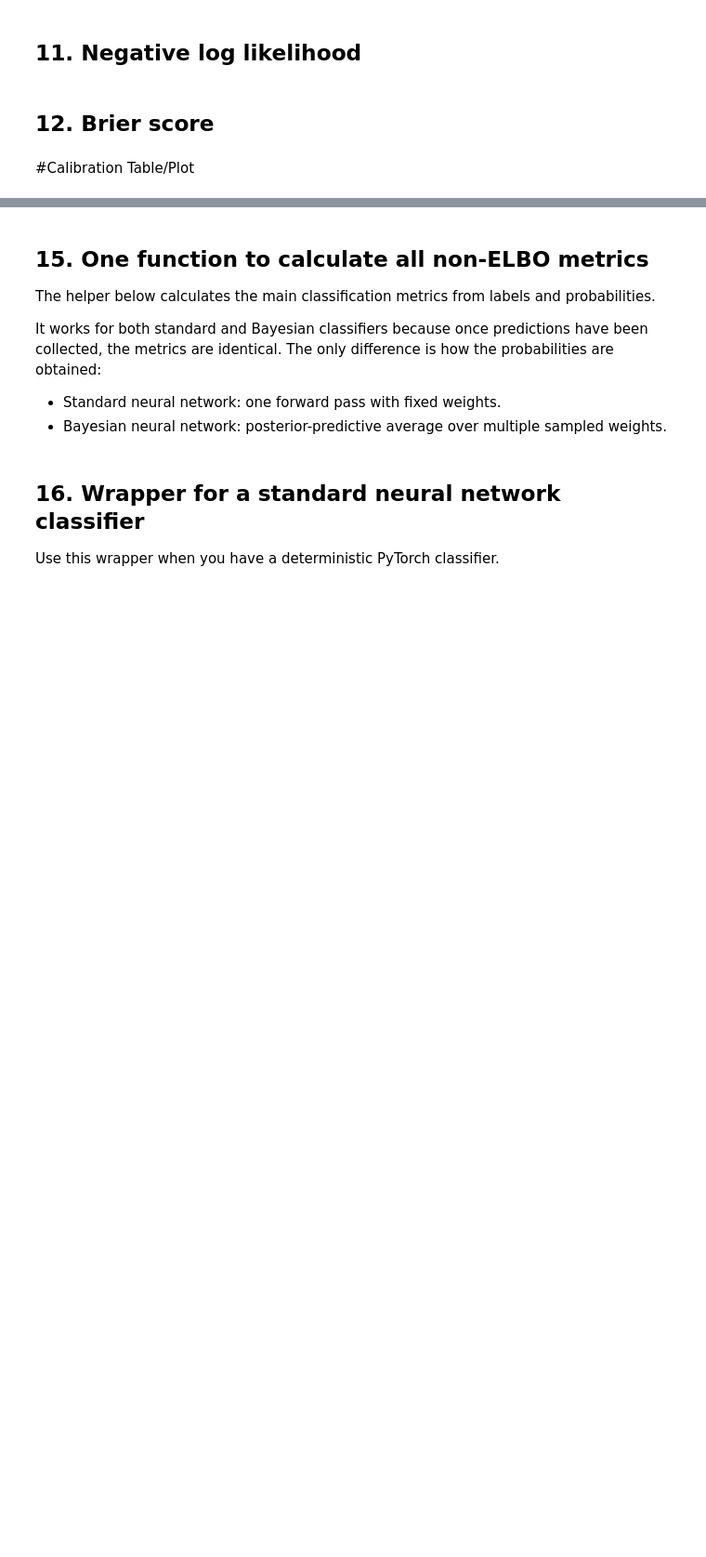
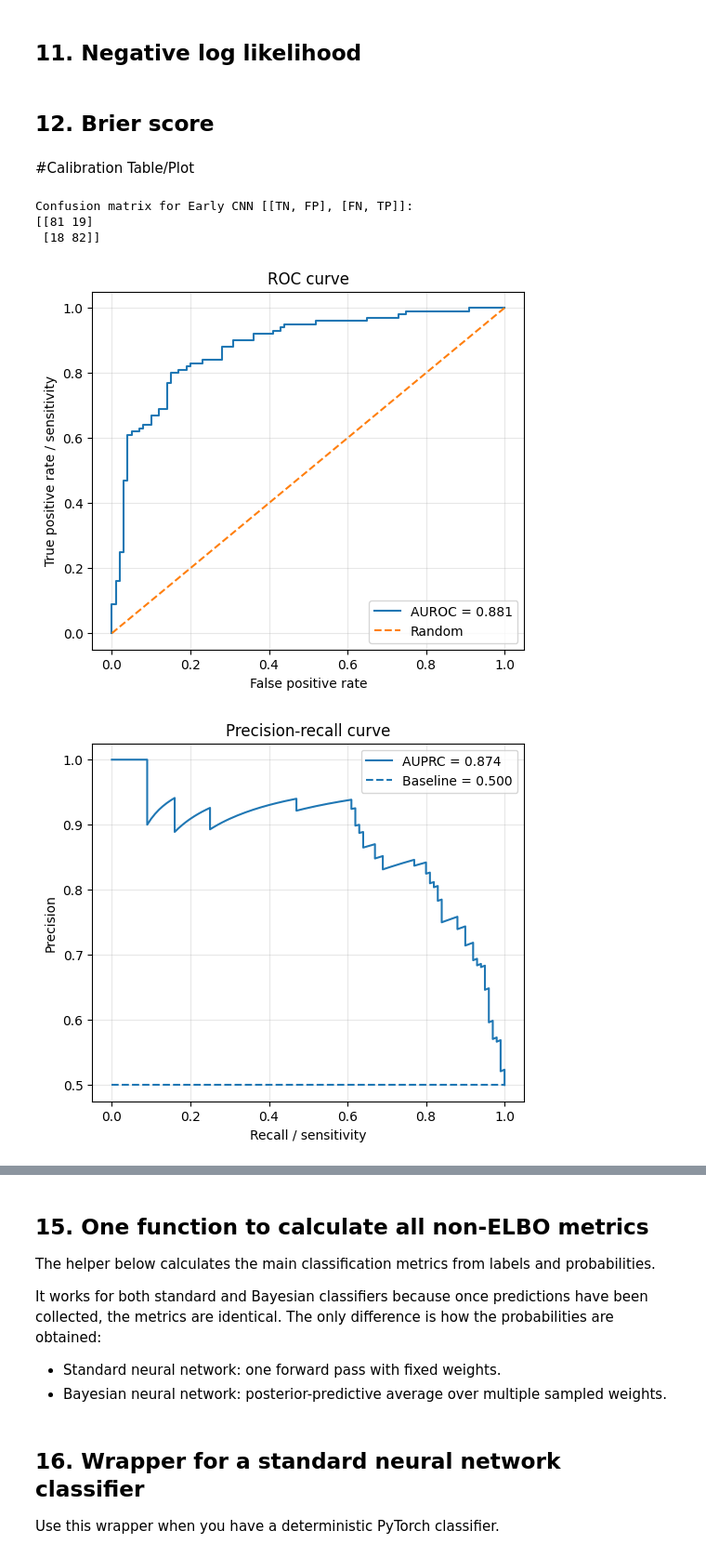
Before and after one commit to mjcolebank/Colebank_REU_2026, a Jupyter notebook: 100k_Test/LateFusionCNN.ipynb, the cells around one changed output, grey strips where cells are left out. Shown at 93% size. Drawn from its saved outputs; the diff is of its cells as text; code cells hidden in the pictures; blank space fills up the shorter version.

```diff
--- a/100k_Test/LateFusionCNN.ipynb
+++ b/100k_Test/LateFusionCNN.ipynb
@@ -869,3 +869,18 @@ def compute_brier_score(y_true, probs):
     return np.mean((p1 - y_true) ** 2)
 # %% [markdown]
 #Calibration Table/Plot
+# %%
+
+print("Confusion matrix for Early CNN [[TN, FP], [FN, TP]]:")
+print(confusion_matrix(y_true_test, y_pred, labels=[0, 1]))
+
+plot_roc_curve(y_true_test, probs[:, 1])
+plot_precision_recall_curve(y_true_test, probs[:, 1])
+plot_calibration_curve(y_true_test, probs[:, 1], n_bins=10)
+calibration_table(y_true_test, probs[:, 1],  n_bins=10)
+# %% [output]
+Confusion matrix for Early CNN [[TN, FP], [FN, TP]]:
+[[81 19]
+ [18 82]]
+[figure, added]
+[figure, added]
```
Also changed, not shown: parts of 2 cells of this notebook.
